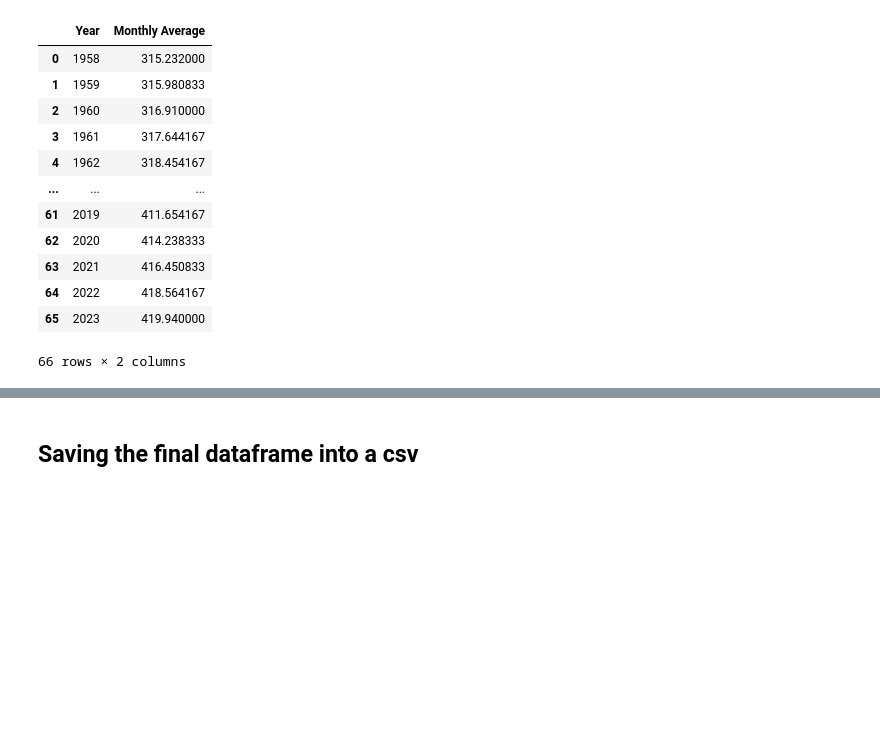
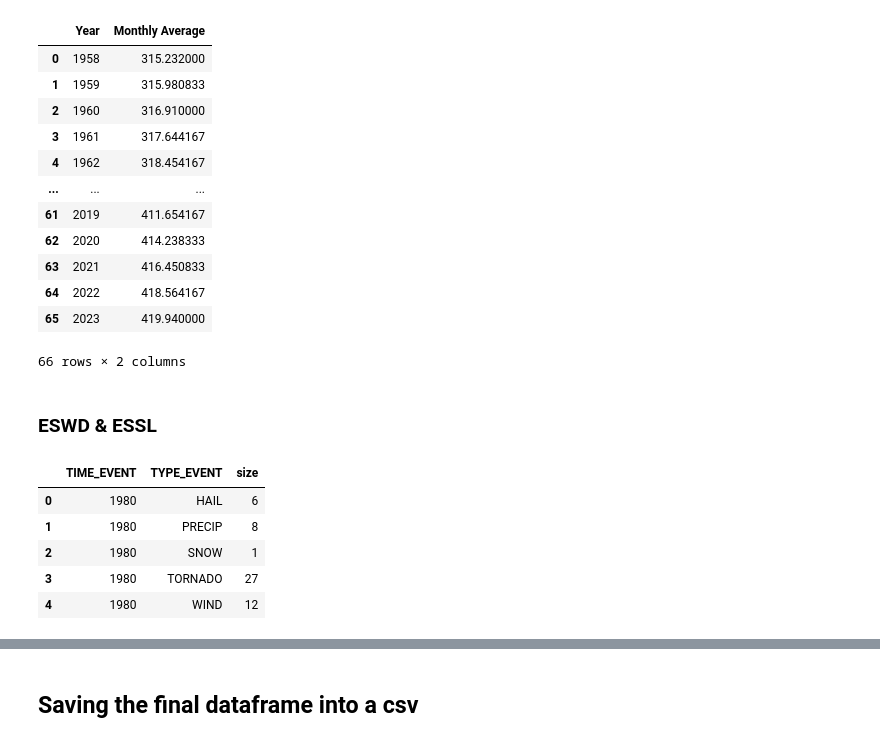
Before and after one commit to jo-atanacio/Thesis, a Jupyter notebook: data_collection.ipynb, the cells around one changed output, grey strips where cells are left out. Drawn from its saved outputs; the diff is of its cells as text; code cells hidden in the pictures; blank space fills up the shorter version.

```diff
--- a/data_collection.ipynb
+++ b/data_collection.ipynb
@@ -167,3 +167,11 @@ co2
 | 64 | 2022 | 418.564167 |
 | 65 | 2023 | 419.940000 |
 66 rows × 2 columns
+# %% [markdown]
+### ESWD & ESSL
+# %%
+essl = pd.read_csv("./raw_data/essl_data.csv")
+# %%
+essl["TIME_EVENT"] = essl["TIME_EVENT"].astype("datetime64[Y]")
+essl["TIME_EVENT"] = essl["TIME_EVENT"].dt.year
+essl["TIME_EVENT"] = essl["TIME_EVENT"].astype(int)
@@ -169,0 +197,9 @@ co2
+# %%
+essl_modified[essl_modified["TIME_EVENT"] == 1980]
+# %% [output]
+|  | TIME_EVENT | TYPE_EVENT | size |
+| 0 | 1980 | HAIL | 6 |
+| 1 | 1980 | PRECIP | 8 |
+| 2 | 1980 | SNOW | 1 |
+| 3 | 1980 | TORNADO | 27 |
+| 4 | 1980 | WIND | 12 |
```
Also changed, not shown: parts of 11 cells of this notebook.
